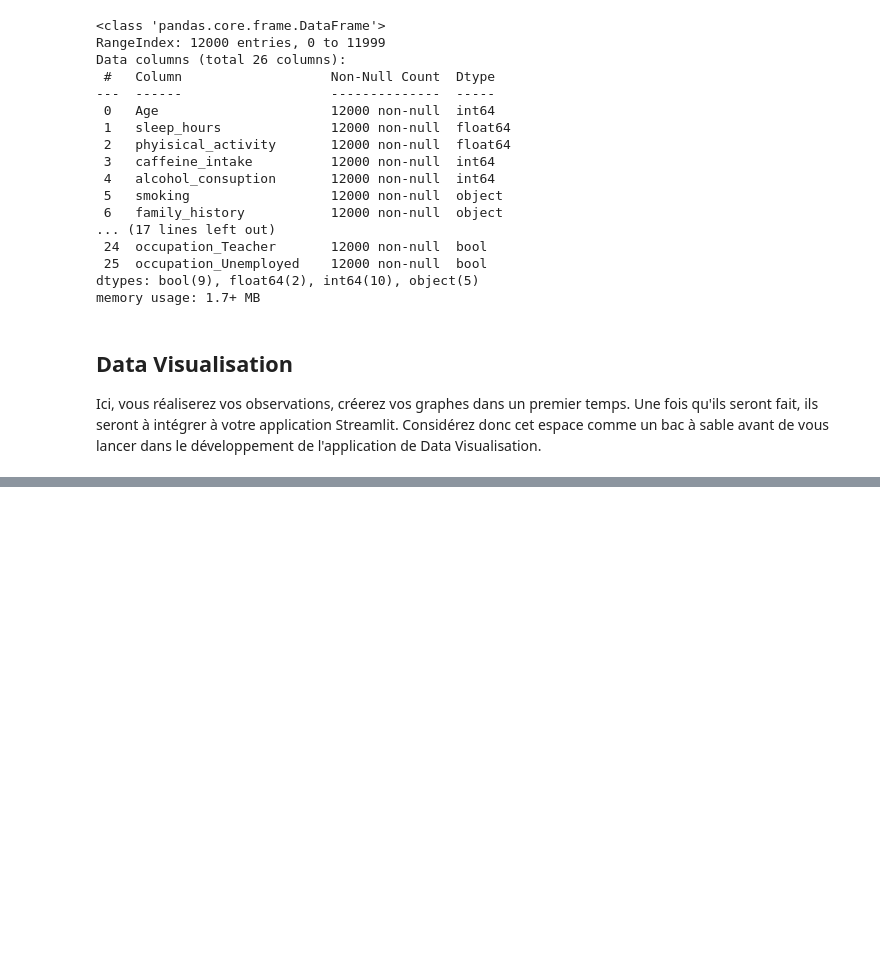
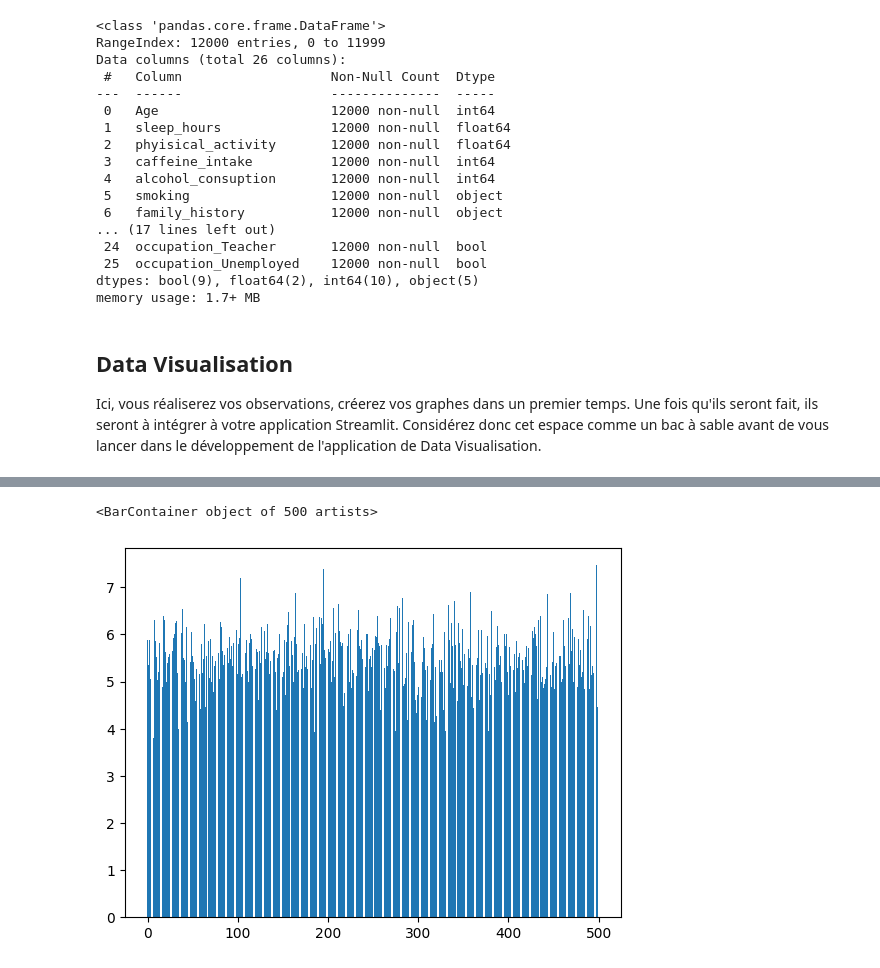
Before and after one commit to Raffiskender/pfr, a Jupyter notebook: first_steps.ipynb, the cells around one changed output, grey strips where cells are left out. Saved outputs shown, nothing was run; the diff lists cells and outputs as text; code cells hidden in the pictures; blank space fills up the shorter version.

```diff
--- a/first_steps.ipynb
+++ b/first_steps.ipynb
@@ -127,0 +150,12 @@ Ici, vous réaliserez vos observations, créerez vos graphes dans un premier tem
+# %%
+#conso café  / gravité de la crise. Correllation ?
+
+#1- ordonner par conso café et calculer la moyenne de gravité de la crise:
+
+df_coffee_crisis_severity = df.groupby(by=['caffeine_intake'], as_index=False)['attack_severity'].mean()
+# %%
+plt.figure()
+plt.bar(df_coffee_crisis_severity['caffeine_intake'], df_coffee_crisis_severity['attack_severity'])
+# %% [output]
+<BarContainer object of 500 artists>
+[figure, added]
```
Also changed, not shown: parts of 13 cells of this notebook.
